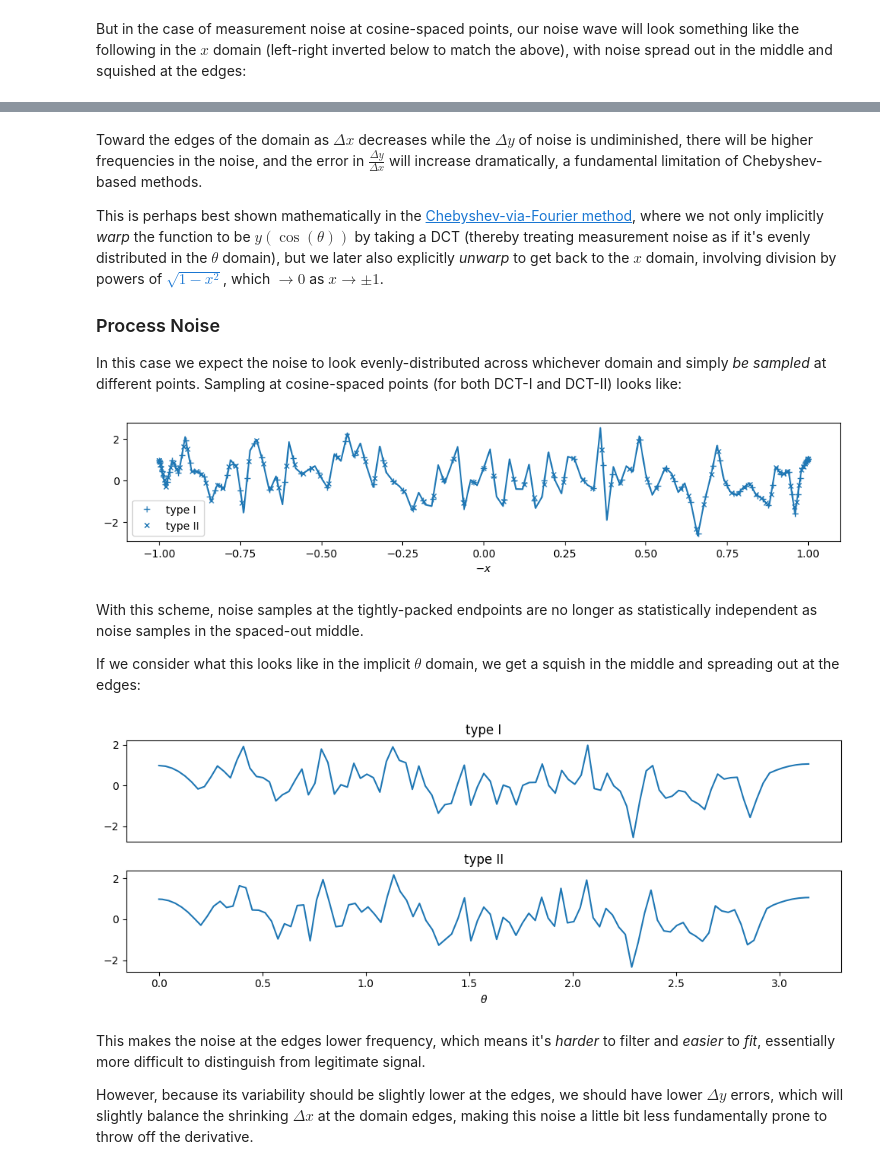
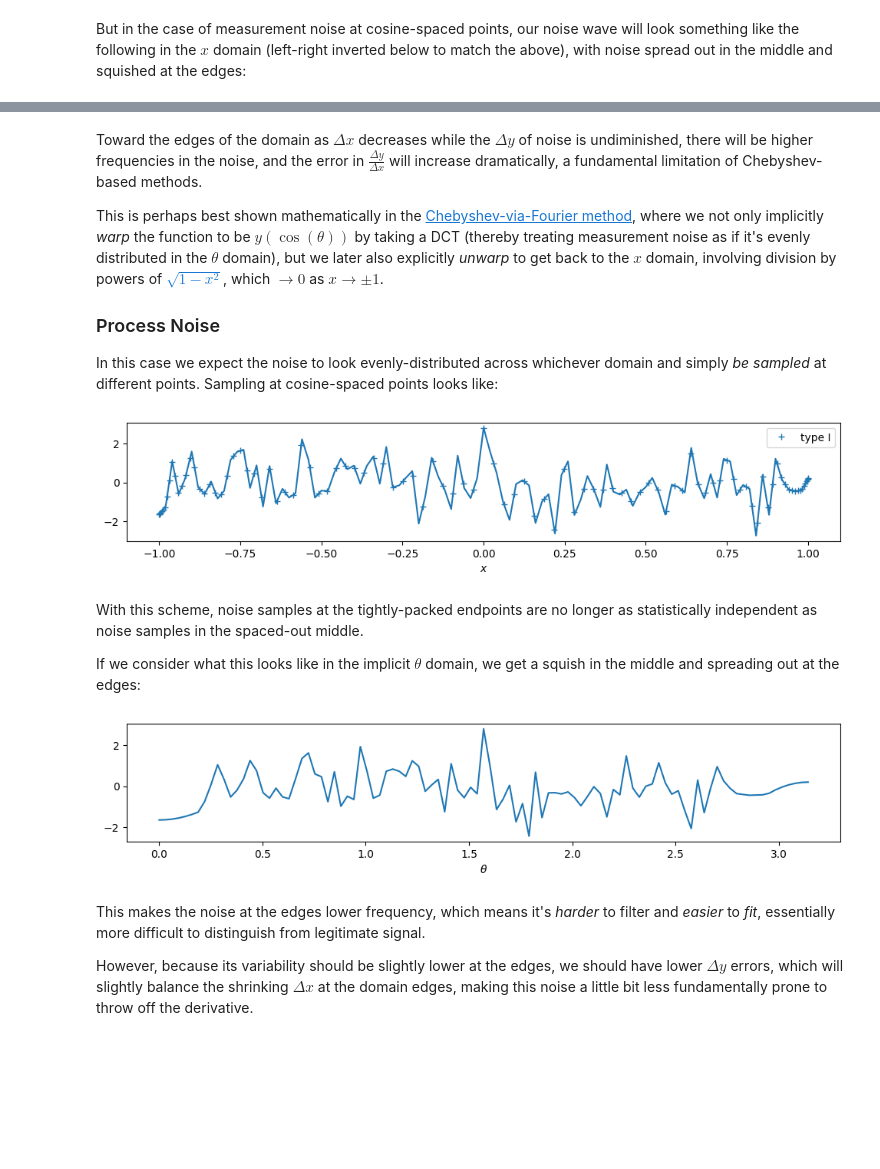
Before and after one commit to pavelkomarov/spectral-derivatives, a Jupyter notebook: notebooks/filtering_noise.ipynb, the cells around one changed output, grey strips where cells are left out. Cells and saved outputs as stored; diff of their text form; code cells hidden in the pictures; blank space fills up the shorter version.

Commit message:
updated the dct types comparison in a big way, which had repercussions for the alternative methods and the noise filtering notebooks

```diff
--- a/notebooks/filtering_noise.ipynb
+++ b/notebooks/filtering_noise.ipynb
@@ -78,7 +76,7 @@ This is perhaps best shown mathematically in the [Chebyshev-via-Fourier method](
 
 ### Process Noise
 
-In this case we expect the noise to look evenly-distributed across whichever domain and simply *be sampled* at different points. Sampling at cosine-spaced points (for both DCT-I and DCT-II) looks like:
+In this case we expect the noise to look evenly-distributed across whichever domain and simply *be sampled* at different points. Sampling at cosine-spaced points looks like:
 # %%
 def cos_spaced_from_equi(y_n):
     """Interpolate the vector y_n, which is linspaced on [-1, 1], to find values at cosine-spaced points"""
@@ -94,41 +92,27 @@ def cos_spaced_from_equi(y_n):
             i += 1
         c_n.append( ((x_n - x_lin[i]) * y_n[i+1] + (x_lin[i+1] - x_n) * y_n[i])/dx )
 
-    x_cos2 = np.concatenate(([1], np.cos((np.arange(N+1) + 0.5) * np.pi/(N+1)), [-1]))
-    i = 0
-    c_n2 = []
-    for x_n2 in x_cos2[::-1]: # iterate low to high to fit my intuition
-        while not x_lin[i] <= x_n2 <= x_lin[i+1]:
-            i += 1
-        c_n2.append( ((x_n2 - x_lin[i]) * y_n[i+1] + (x_lin[i+1] - x_n2) * y_n[i])/dx )
+    return np.array(c_n[::-1]), x_cos
 
-    return np.array(c_n[::-1]), x_cos, np.array(c_n2[::-1]), x_cos2
-
-cos_noise, x_cos, cos_noise2, x_cos2 = cos_spaced_from_equi(noise)
+cos_noise, x_cos = cos_spaced_from_equi(noise)
 pyplot.figure(figsize=(12,2))
 pyplot.plot(np.linspace(-1, 1, len(noise)), noise)
 pyplot.plot(x_cos, cos_noise, 'C0+', label='type I');
-pyplot.plot(x_cos2, cos_noise2, 'C0x', ms=5, label='type II')
-pyplot.xlabel(r"$-x$")
+pyplot.xlabel(r"$x$")
 pyplot.legend();
 # %% [output]
-[figure, old version]
+[figure, new version]
 # %% [markdown]
 With this scheme, noise samples at the tightly-packed endpoints are no longer as statistically independent as noise samples in the spaced-out middle.
 
 If we consider what this looks like in the implicit $\theta$ domain, we get a squish in the middle and spreading out at the edges:
 # %%
 N = len(cos_noise) - 1
-fig, axes = pyplot.subplots(2, 1, figsize=(10,4))
-axes[0].set_xticks([])
-axes[0].plot((np.arange(N+1) * np.pi / N)[::-1], cos_noise)
-axes[0].set_title("type I")
-axes[1].plot(np.concatenate(([0], (np.arange(N+1) + 0.5) * np.pi/(N+1), [np.pi]))[::-1], cos_noise2);
-axes[1].set_xlabel(r'$\theta$')
-axes[1].set_title("type II")
-pyplot.tight_layout()
+pyplot.figure(figsize=(12,2))
+pyplot.plot((np.arange(N+1) * np.pi / N)[::-1], cos_noise)
+pyplot.xlabel(r'$\theta$');
 # %% [output]
-[figure, old version]
+[figure, new version]
 # %% [markdown]
 This makes the noise at the edges lower frequency, which means it's *harder* to filter and *easier* to *fit*, essentially more difficult to distinguish from legitimate signal.
 
```
Also changed, not shown: parts of 15 cells of this notebook, 5 other files.
